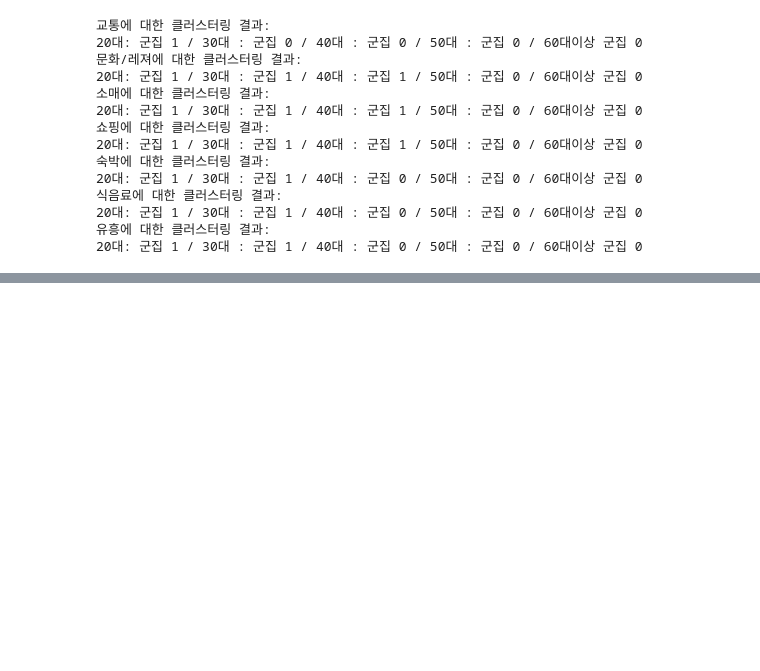
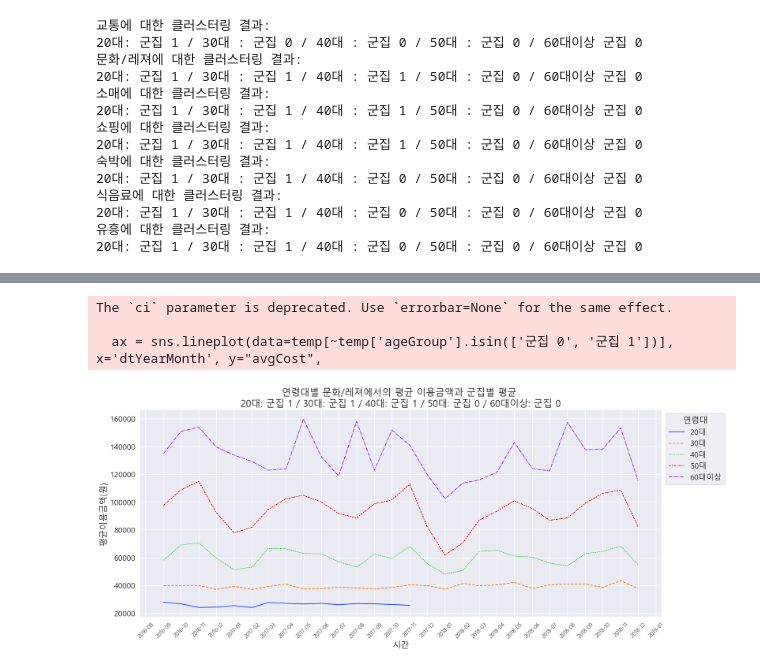
Before and after one commit to jihun5/it_jupyter, a Jupyter notebook: 이것저것연습/pr3.ipynb, the cells around one changed output, grey strips where cells are left out. Cells and saved outputs as stored; diff of their text form; code cells hidden in the pictures; blank space fills up the shorter version.

```diff
--- a/이것저것연습/pr3.ipynb
+++ b/이것저것연습/pr3.ipynb
@@ -176,0 +194,7 @@ def plot_market_agg(DATA, marketType, km, pred):
+# %%
+plot_market_agg(agg_DATA, marketType[1], km_list[1], pred_list[1])
+# %% [output]
+The `ci` parameter is deprecated. Use `errorbar=None` for the same effect.
+
+  ax = sns.lineplot(data=temp[~temp['ageGroup'].isin(['군집 0', '군집 1'])], x='dtYearMonth', y="avgCost",
+[figure, added]
```
Also changed, not shown: parts of 4 cells of this notebook, 8 other files.
